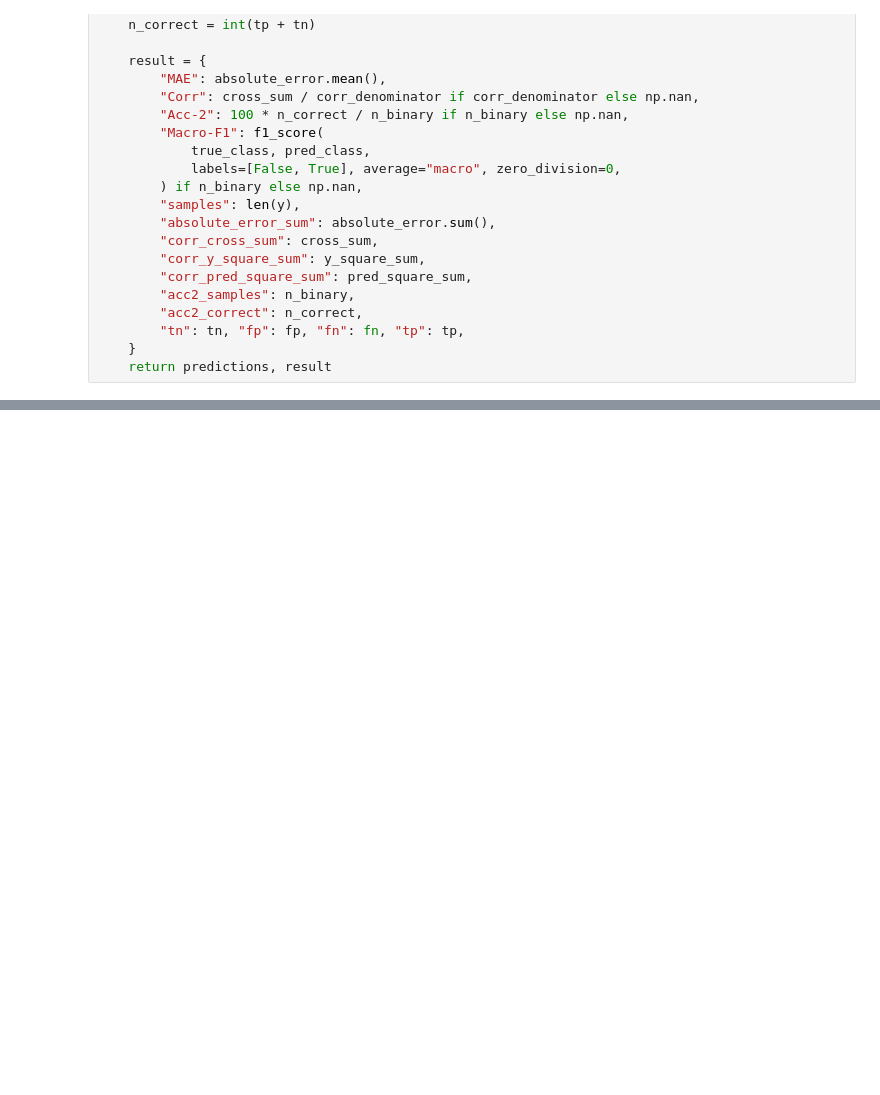
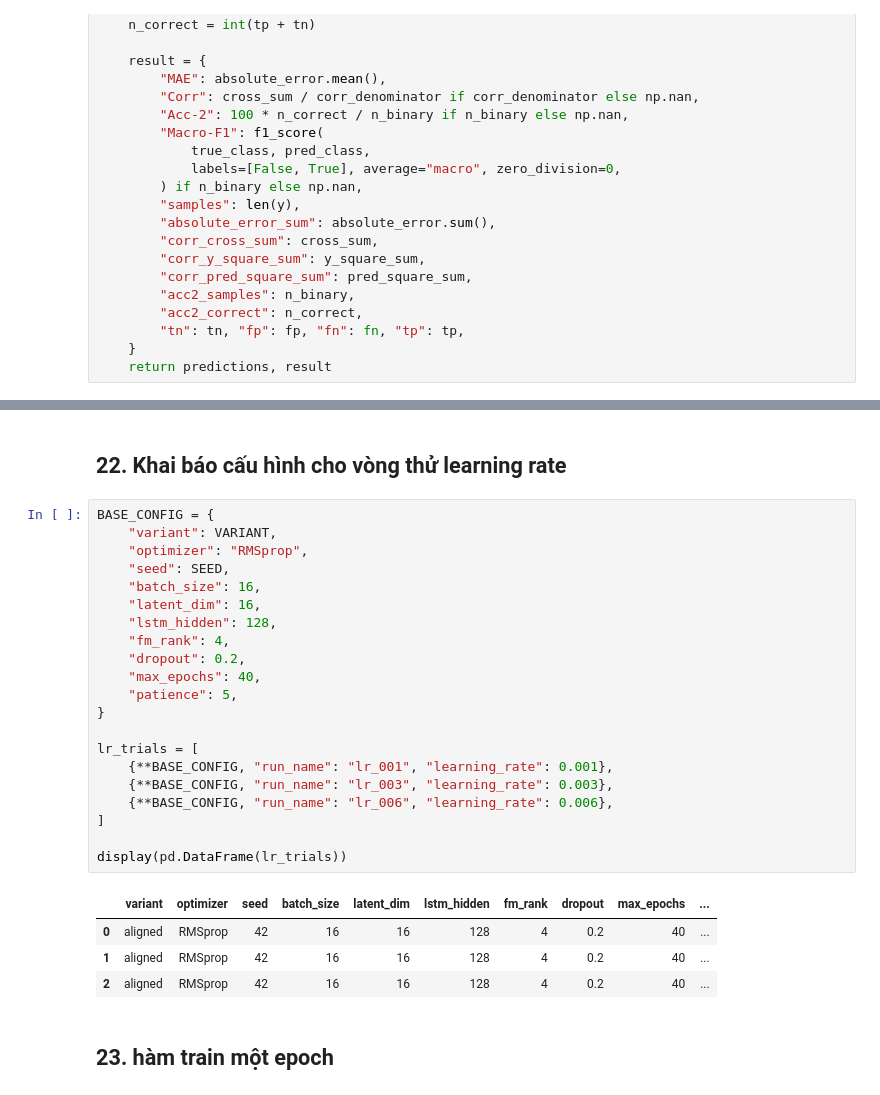
Before and after one commit to danghau2512/DataMining-MSA, a Jupyter notebook: src/notebooks/03_Train_Model_DeepCU.ipynb, the cells around one changed output, grey strips where cells are left out. Saved outputs shown, nothing was run; the diff lists cells and outputs as text; blank space fills up the shorter version.

```diff
--- a/src/notebooks/03_Train_Model_DeepCU.ipynb
+++ b/src/notebooks/03_Train_Model_DeepCU.ipynb
@@ -255,0 +1050,30 @@ Số liệu dùng để kiểm chứng
+# %% [markdown]
+## 22. Khai báo cấu hình cho vòng thử learning rate
+# %%
+BASE_CONFIG = {
+    "variant": VARIANT,
+    "optimizer": "RMSprop",
+    "seed": SEED,
+    "batch_size": 16,
+    "latent_dim": 16,
+    "lstm_hidden": 128,
+    "fm_rank": 4,
+    "dropout": 0.2,
+    "max_epochs": 40,
+    "patience": 5,
+}
+
+lr_trials = [
+    {**BASE_CONFIG, "run_name": "lr_001", "learning_rate": 0.001},
+    {**BASE_CONFIG, "run_name": "lr_003", "learning_rate": 0.003},
+    {**BASE_CONFIG, "run_name": "lr_006", "learning_rate": 0.006},
+]
+
+display(pd.DataFrame(lr_trials))
+# %% [output]
+|  | variant | optimizer | seed | batch_size | latent_dim | lstm_hidden | fm_rank | dropout | max_epochs | ... |
+| 0 | aligned | RMSprop | 42 | 16 | 16 | 128 | 4 | 0.2 | 40 | ... |
+| 1 | aligned | RMSprop | 42 | 16 | 16 | 128 | 4 | 0.2 | 40 | ... |
+| 2 | aligned | RMSprop | 42 | 16 | 16 | 128 | 4 | 0.2 | 40 | ... |
+# %% [markdown]
+## 23. hàm train một epoch
```
Also changed, not shown: parts of 56 cells of this notebook.
